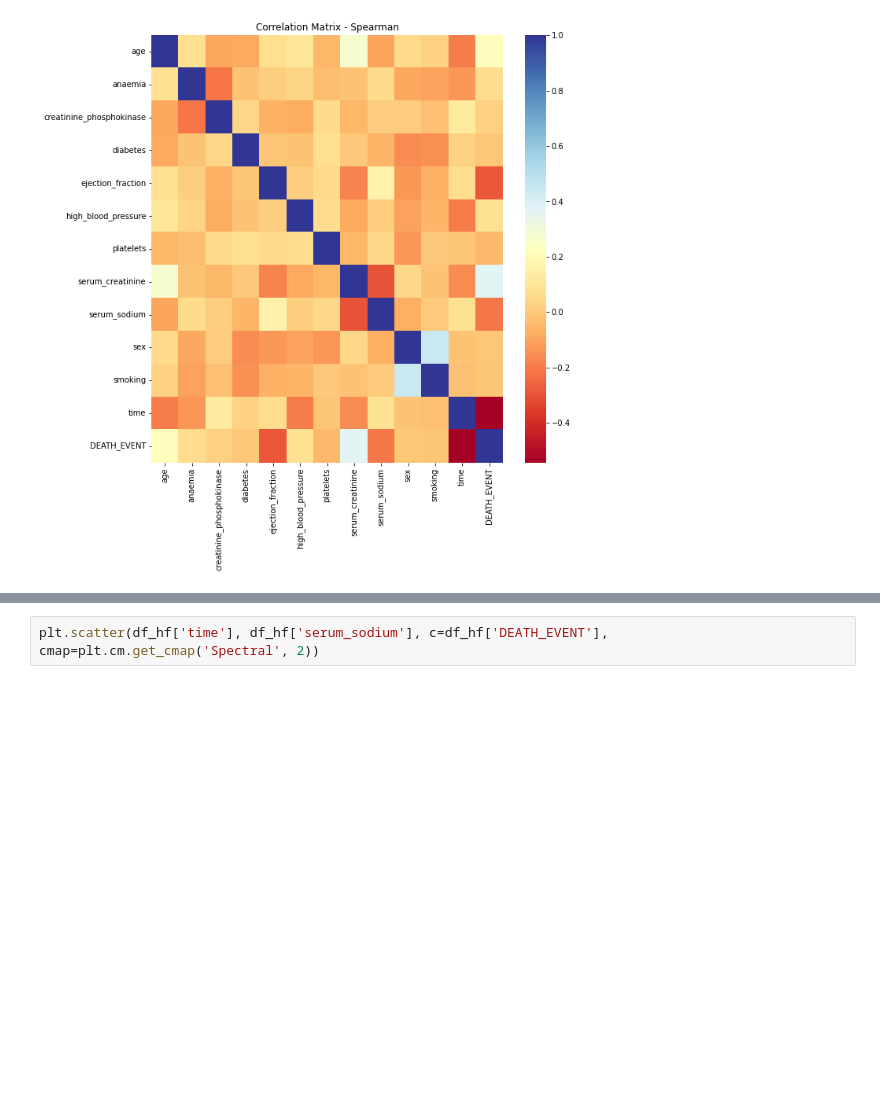
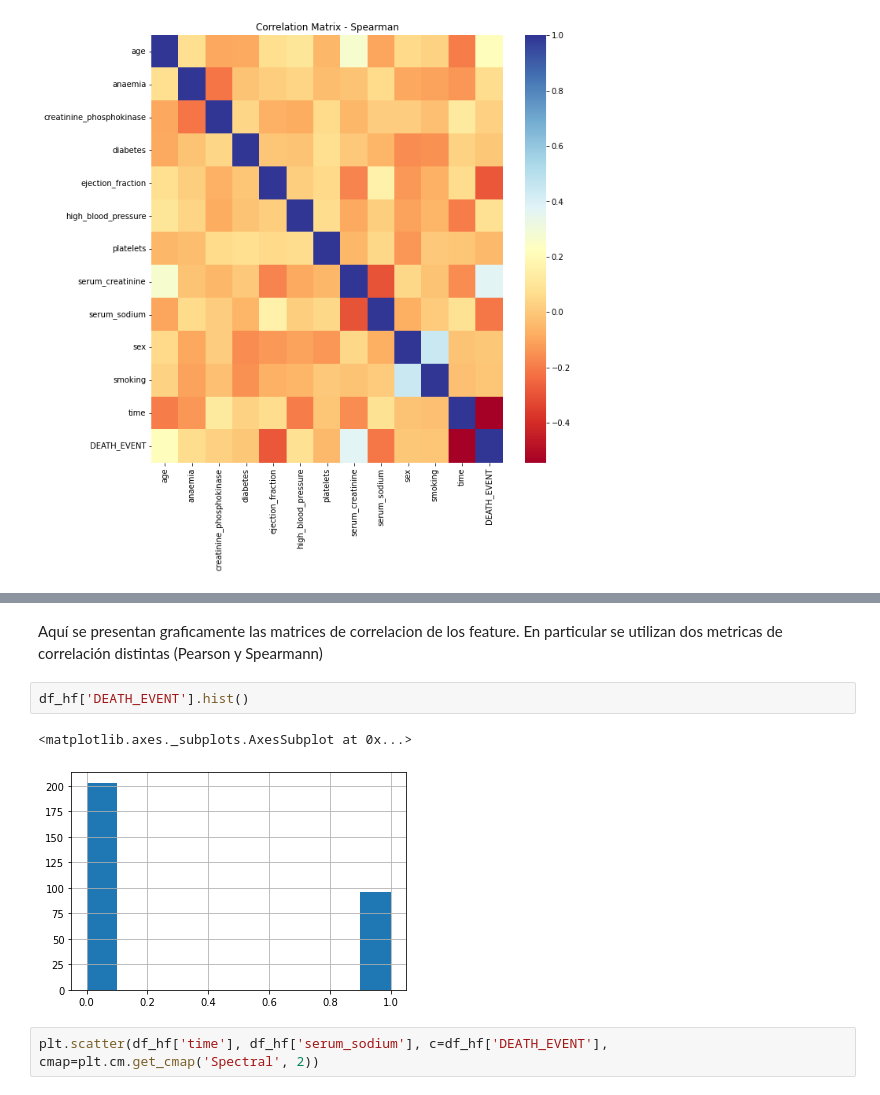
Before and after one commit to rdambrosioz/aa_2021, a Jupyter notebook: aa_tareaFinal_costanzo_dambrosio.ipynb, the cells around one changed output, grey strips where cells are left out. Cells and saved outputs as stored; diff of their text form; blank space fills up the shorter version.

```diff
--- a/aa_tareaFinal_costanzo_dambrosio.ipynb
+++ b/aa_tareaFinal_costanzo_dambrosio.ipynb
@@ -91,3 +139,10 @@ plt.show()
+# %% [markdown]
+Aquí se presentan graficamente las matrices de correlacion de los feature. En particular se utilizan dos metricas de correlación distintas (Pearson y Spearmann)
+# %%
+df_hf['DEATH_EVENT'].hist()
+# %% [output]
+<matplotlib.axes._subplots.AxesSubplot at 0x...>
+[figure, added]
 # %%
 plt.scatter(df_hf['time'], df_hf['serum_sodium'], c=df_hf['DEATH_EVENT'], cmap=plt.cm.get_cmap('Spectral', 2))
 # %% [output]
```
Also changed, not shown: parts of 9 cells of this notebook.
